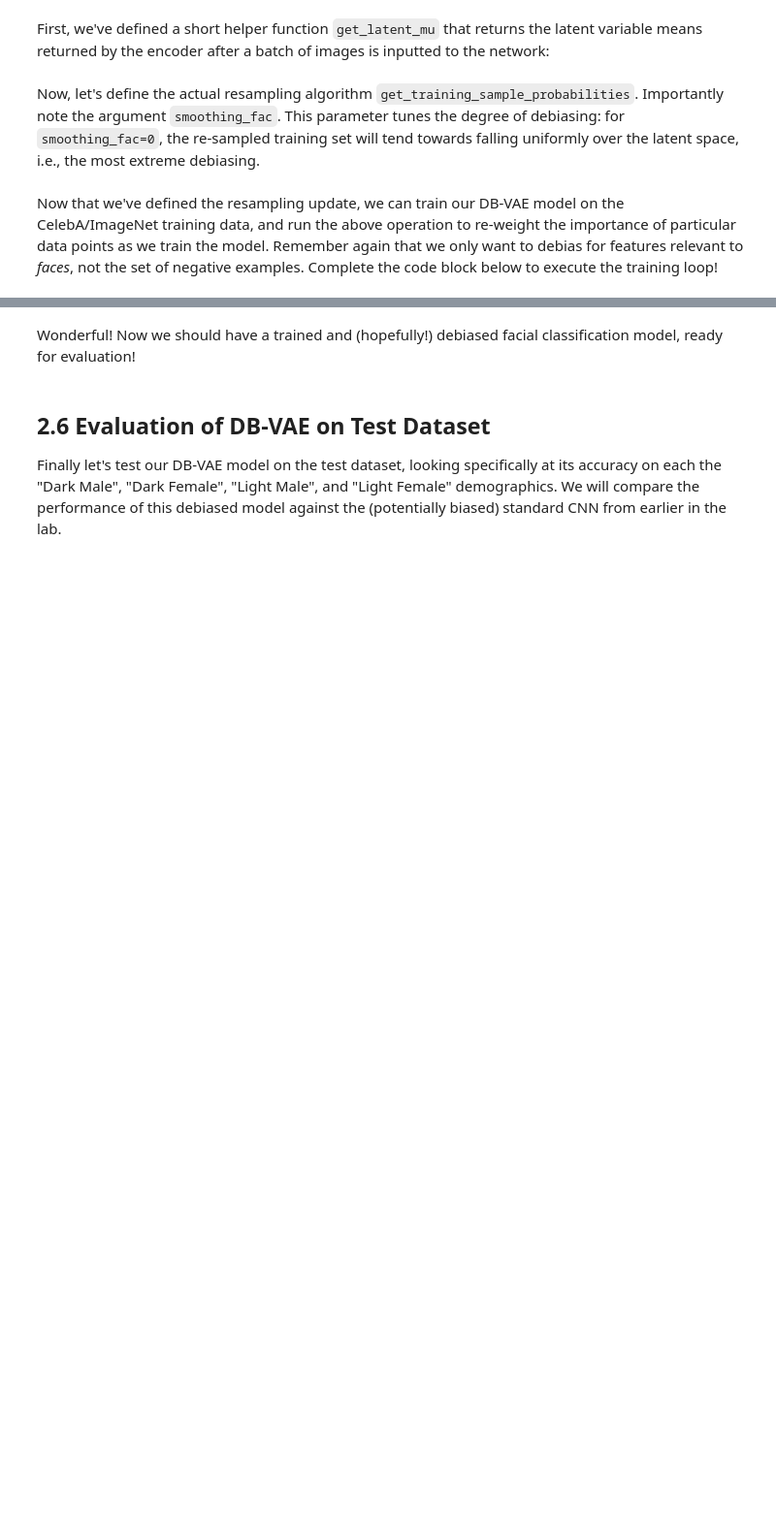
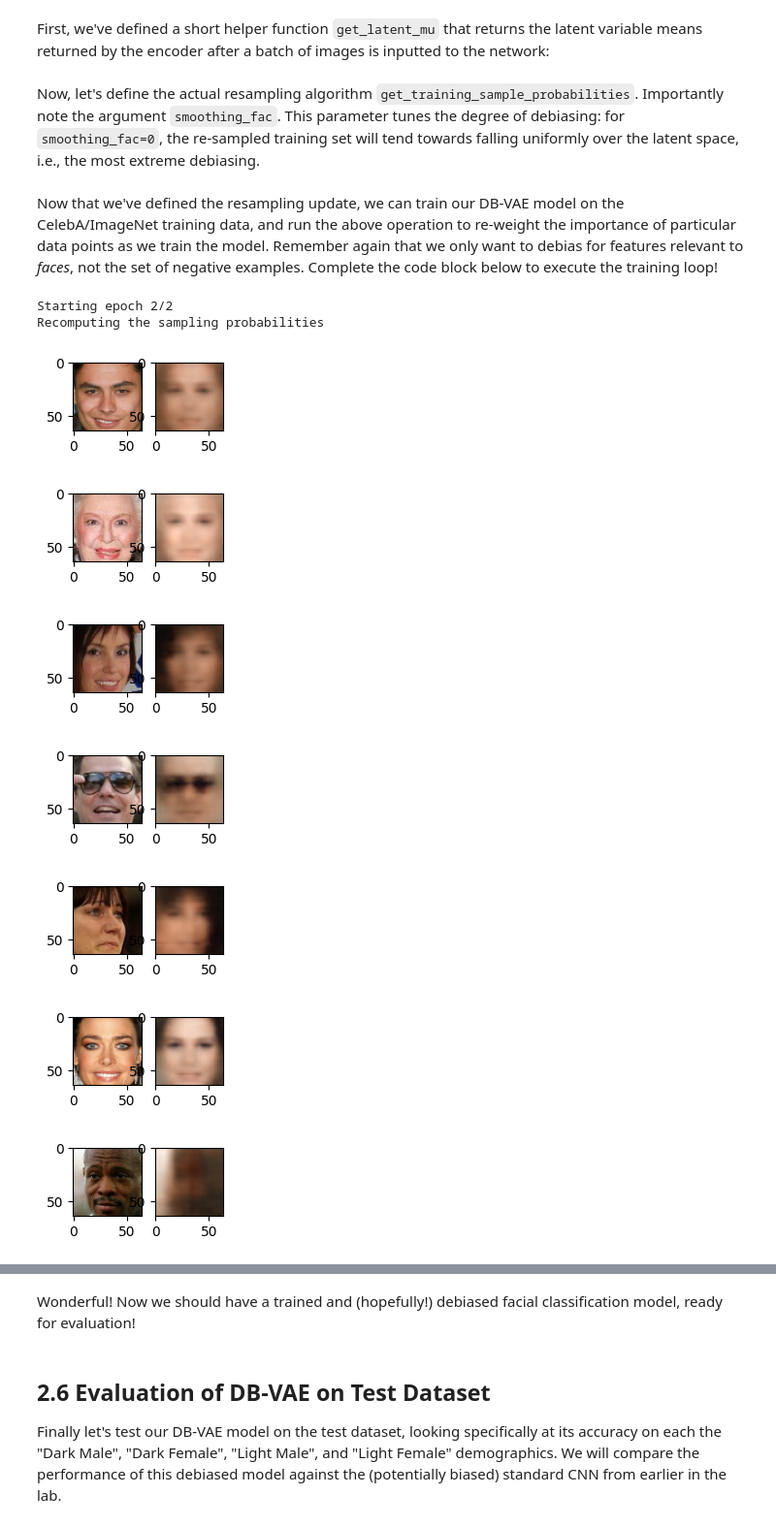
Before and after one commit to Sirius9827/introtodeeplearning, a Jupyter notebook: lab2/PT_Part2_Debiasing.ipynb, the cells around one changed output, grey strips where cells are left out. Shown at 97% size. Saved outputs shown, nothing was run; the diff lists cells and outputs as text; code cells hidden in the pictures; blank space fills up the shorter version.

```diff
--- a/lab2/PT_Part2_Debiasing.ipynb
+++ b/lab2/PT_Part2_Debiasing.ipynb
@@ -414,7 +465,7 @@ def vae_loss_function(x, x_recon, mu, logsigma, kl_weight=0.0005):
     # For example, reconstruction loss needs to average
     # over the height, width, and channel image dimensions.
     # https://pytorch.org/docs/stable/generated/torch.mean.html
-    reconstruction_loss = torch.mean(torch.abs(x, x_recon), dim=[1,2,3])
+    reconstruction_loss = torch.mean(torch.abs(x - x_recon), dim=[1,2,3])
     reconstruction_loss = torch.mean(reconstruction_loss)
 
     # TODO: Define the VAE loss. Note this is given in the equation for L_{VAE}
@@ -507,7 +558,7 @@ def debiasing_loss_function(x, x_pred, y, y_logit, mu, logsigma):
 
     # TODO: define the classification loss using binary_cross_entropy
     # https://pytorch.org/docs/stable/generated/torch.nn.functional.binary_cross_entropy_with_logits.html
-    classification_loss = F.binary_cross_entropy_with_logits(y_logit, y, reduction=mean)
+    classification_loss = F.binary_cross_entropy_with_logits(y_logit, y, reduction='mean')
 
     # Use the training data labels to create variable face_indicator:
     #   indicator that reflects which training data are images of faces
@@ -655,7 +706,7 @@ class DB_VAE(nn.Module):
     # Decode the latent space and output reconstruction
     def decode(self, z):
         # TODO: use the decoder to output the reconstruction
-        reconstruction = make_face_decoder_network()
+        reconstruction = self.decoder(z)
         return reconstruction
 
     # The forward function will be used to pass inputs x through the core VAE
@@ -664,7 +715,7 @@ class DB_VAE(nn.Module):
         y_logit, z_mean, z_logsigma = self.encode(x)
 
         # TODO: reparameterization
-        z = self.reparameterization(z_mean, z_logsigma)
+        z = self.reparameterize(z_mean, z_logsigma)
 
         # TODO: reconstruction
         recon = self.decode(z)
@@ -803,31 +852,41 @@ def debiasing_train_step(x, y):
 all_faces = loader.get_all_train_faces()
 
 # The training loop -- outer loop iterates over the number of epochs
 step = 0
 for i in range(params["num_epochs"]):
     IPython.display.clear_output(wait=True)
     print("Starting epoch {}/{}".format(i + 1, params["num_epochs"]))
 
     # Recompute data sampling proabilities
     """TODO: recompute the sampling probabilities for debiasing"""
-    p_faces = get_training_sample_probabilities('''TODO''', '''TODO''') # TODO
+    p_faces = get_training_sample_probabilities(all_faces, dbvae) # TODO
 
     # get a batch of training data and compute the training step
     for j in tqdm(range(loader.get_train_size() // params["batch_size"])):
         # load a batch of data
         (x, y) = loader.get_batch(params["batch_size"], p_pos=p_faces)
         x = torch.from_numpy(x).float().to(device)
         y = torch.from_numpy(y).float().to(device)
 
         # loss optimization
         loss = debiasing_train_step(x, y)
         loss_value = loss.detach().cpu().numpy()
         experiment.log_metric("loss", loss_value, step=step)
 
         # plot the progress every 200 steps
         if j % 500 == 0:
             mdl.util.plot_sample(x, y, dbvae, backend="pt")
 
         step += 1
 
 experiment.end()
+# %% [output]
+Starting epoch 2/2
+Recomputing the sampling probabilities
+[figure, added]
+[figure, added]
+[figure, added]
+[figure, added]
+[figure, added]
+[figure, added]
+[figure, added]
```
Also changed, not shown: parts of 12 cells of this notebook.
